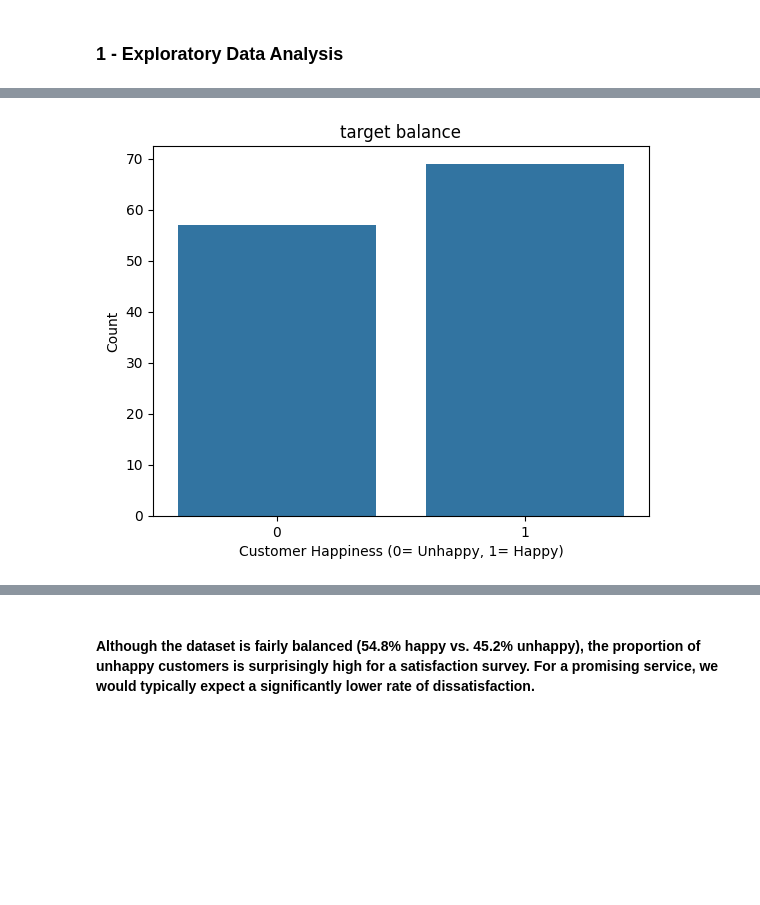
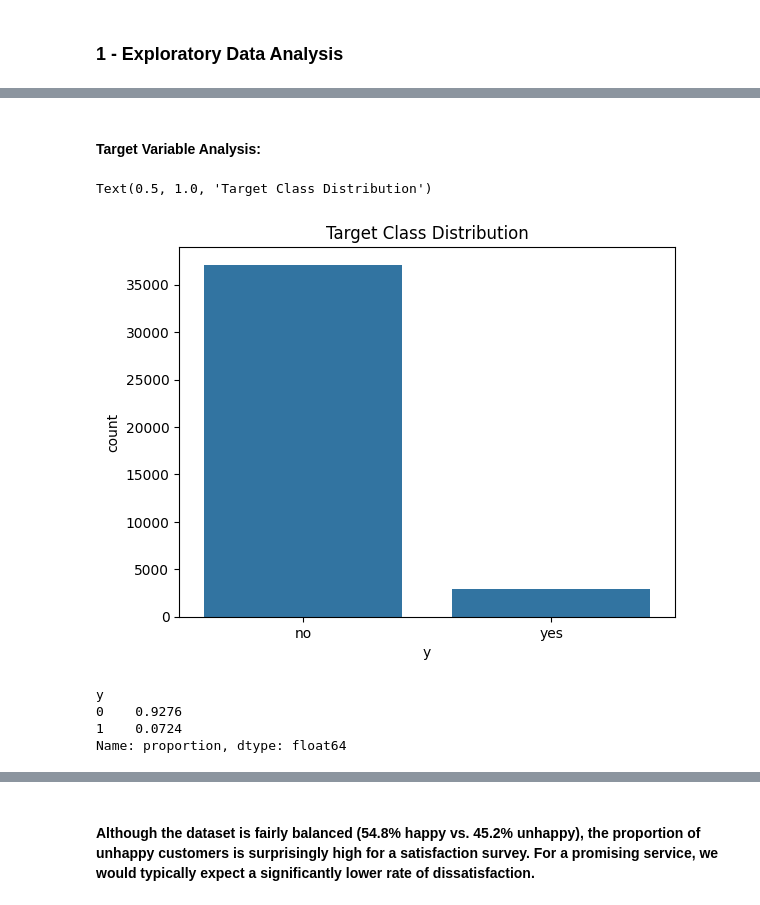
Before and after one commit to FederCO23/Term_Deposit_Marketing_-_tpx4U1BHhRR0IUm9, a Jupyter notebook: TermDepositMarketing.ipynb, the cells around one changed output, grey strips where cells are left out. Drawn from its saved outputs; the diff is of its cells as text; code cells hidden in the pictures; blank space fills up the shorter version.

```diff
--- a/TermDepositMarketing.ipynb
+++ b/TermDepositMarketing.ipynb
@@ -127,11 +115,2 @@ dtype: int64
-# %%
-import seaborn as sns
-import matplotlib.pyplot as plt
-
-sns.countplot(x='Y', data=df)
-plt.title("target balance")
-plt.xlabel("Customer Happiness (0= Unhappy, 1= Happy)")
-plt.ylabel("Count")
-plt.show()
-# %% [output]
-[figure, removed]
+# %% [markdown]
+#### **Target Variable Analysis:**
@@ -137,0 +120,6 @@ plt.show()
+# %%
+sns.countplot(x='y', data=df)
+plt.title("Target Class Distribution")
+# %% [output]
+Text(0.5, 1.0, 'Target Class Distribution')
+[figure, added]
@@ -137,0 +129,7 @@ plt.show()
+# %%
+df['y'].value_counts(normalize=True)
+# %% [output]
+y
+0    0.9276
+1    0.0724
+Name: proportion, dtype: float64
```
Also changed, not shown: parts of 65 cells of this notebook.
